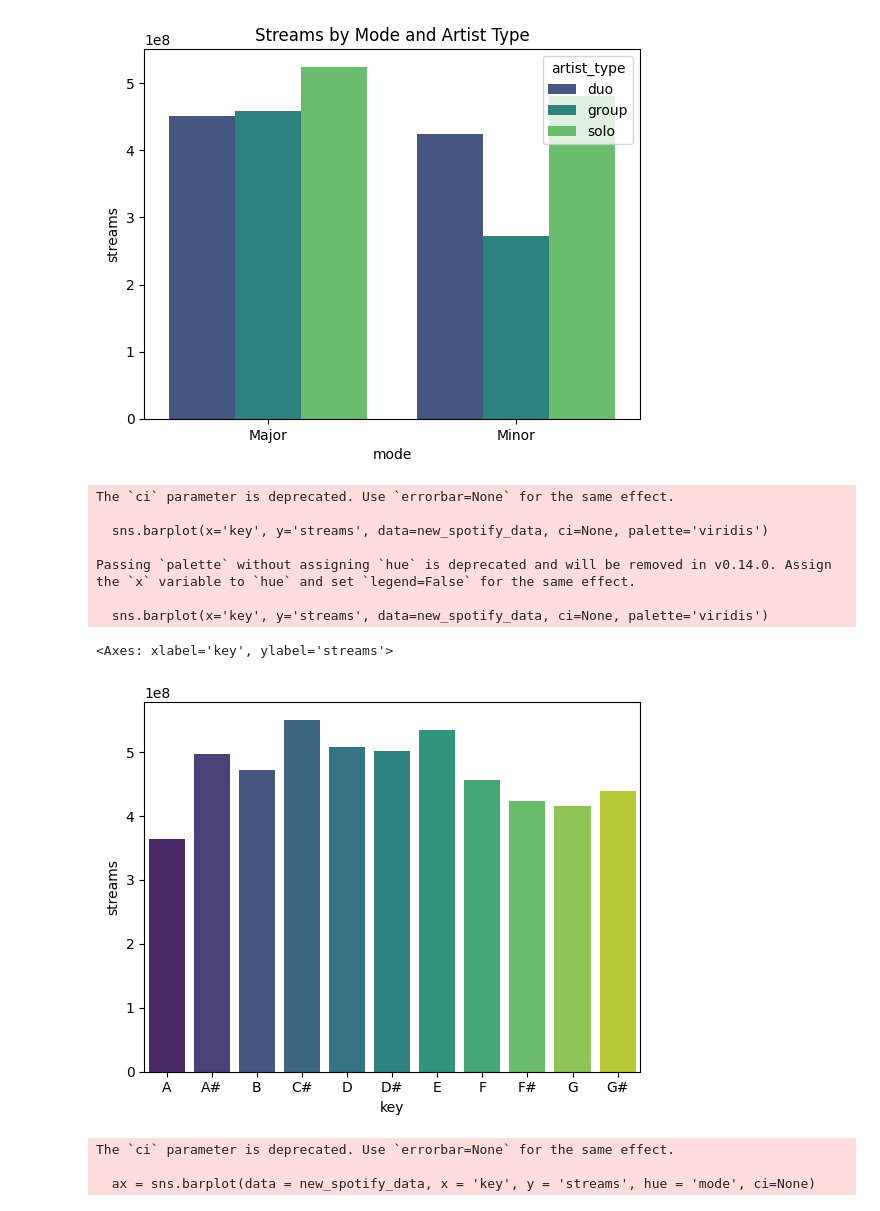
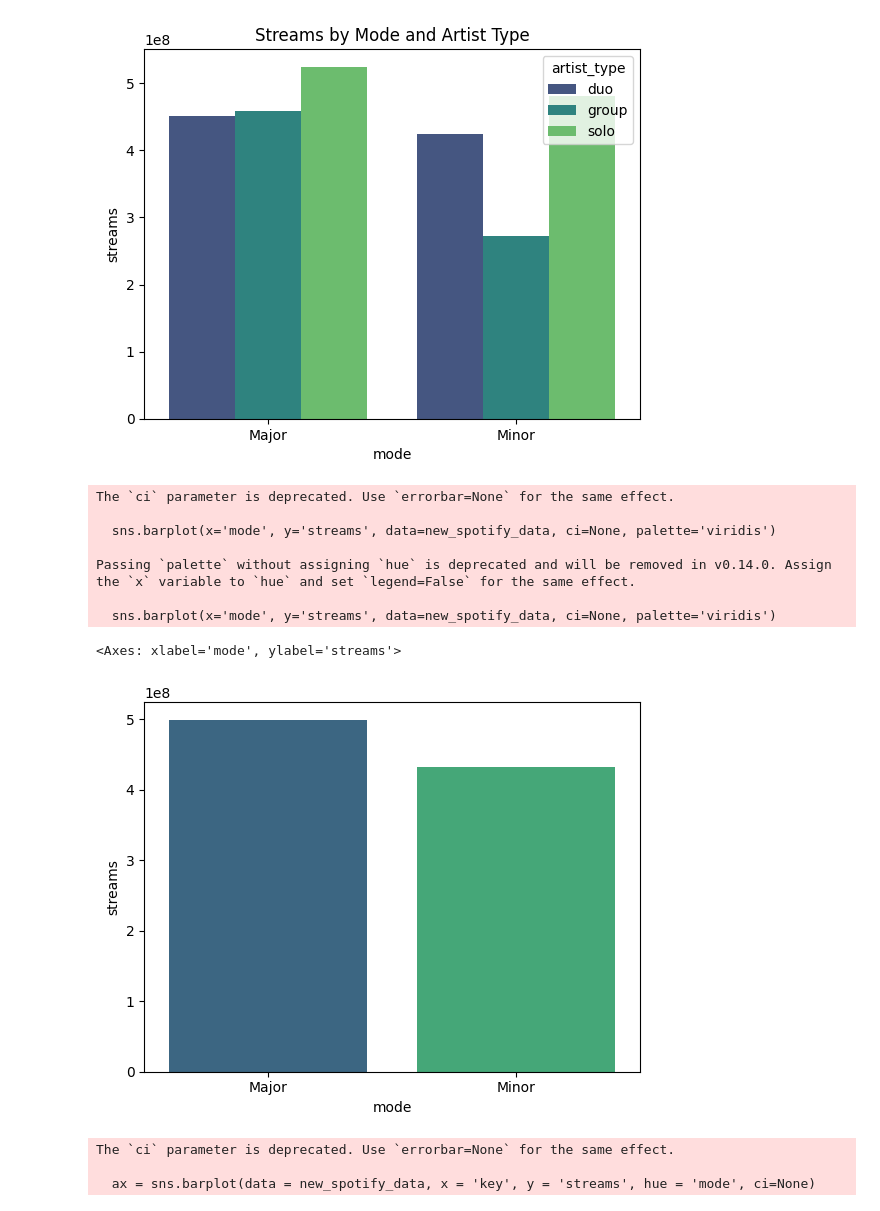
Before and after one commit to low122/Spotify-music-trend, a Jupyter notebook: spotifyAnalysis.ipynb, the cells around one changed output. Saved outputs shown, nothing was run; the diff lists cells and outputs as text; code cells hidden in the pictures.

```diff
--- a/spotifyAnalysis.ipynb
+++ b/spotifyAnalysis.ipynb
@@ -562,17 +519,17 @@ The `ci` parameter is deprecated. Use `errorbar=None` for the same effect.
 Text(0.5, 1.0, 'Streams by Mode and Artist Type')
 [figure]
 # %%
-sns.barplot(x='key', y='streams', data=new_spotify_data, ci=None, palette='viridis')
+sns.barplot(x='mode', y='streams', data=new_spotify_data, ci=None, palette='viridis')
 # %% [output]
 The `ci` parameter is deprecated. Use `errorbar=None` for the same effect.
 
-  sns.barplot(x='key', y='streams', data=new_spotify_data, ci=None, palette='viridis')
+  sns.barplot(x='mode', y='streams', data=new_spotify_data, ci=None, palette='viridis')
 
 Passing `palette` without assigning `hue` is deprecated and will be removed in v0.14.0. Assign the `x` variable to `hue` and set `legend=False` for the same effect.
 
-  sns.barplot(x='key', y='streams', data=new_spotify_data, ci=None, palette='viridis')
+  sns.barplot(x='mode', y='streams', data=new_spotify_data, ci=None, palette='viridis')
-<Axes: xlabel='key', ylabel='streams'>
+<Axes: xlabel='mode', ylabel='streams'>
-[figure, old version]
+[figure, new version]
 # %%
 ax = sns.barplot(data = new_spotify_data, x = 'key', y = 'streams', hue = 'mode', ci=None)
 plt.tight_layout()
```
Also changed, not shown: parts of 30 cells of this notebook.
